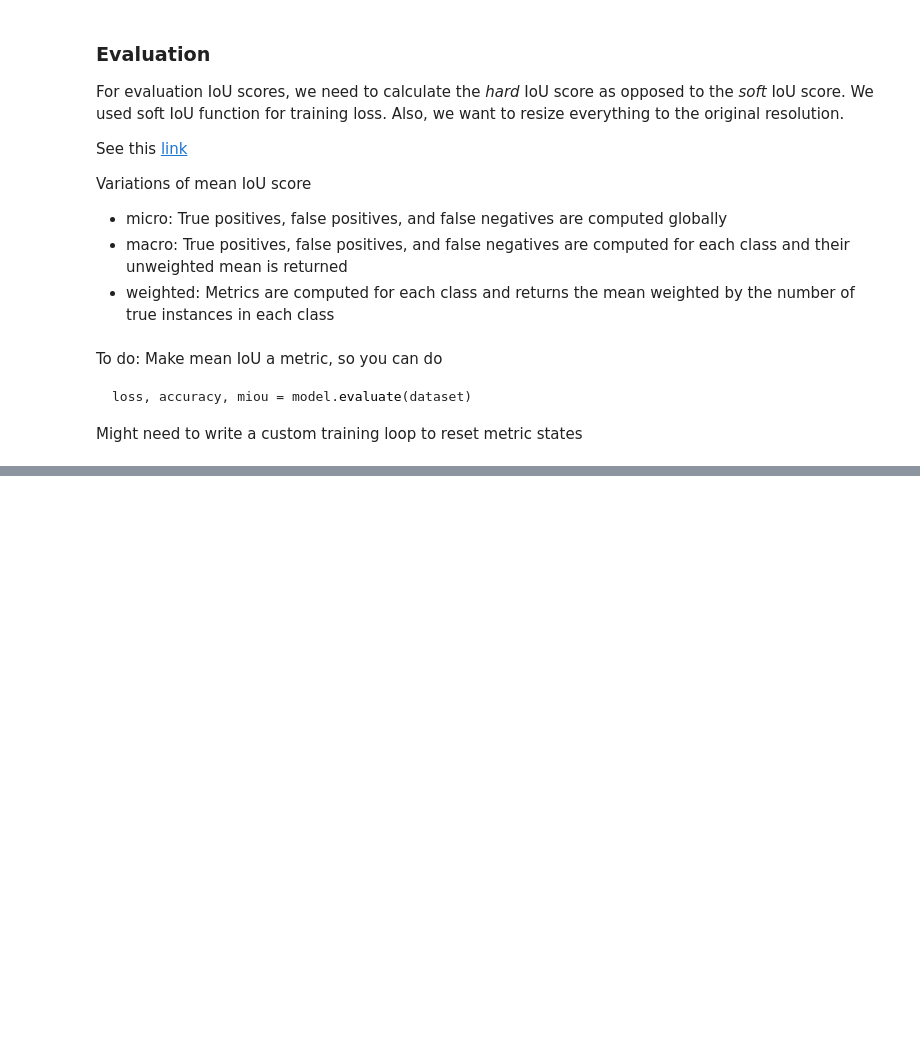
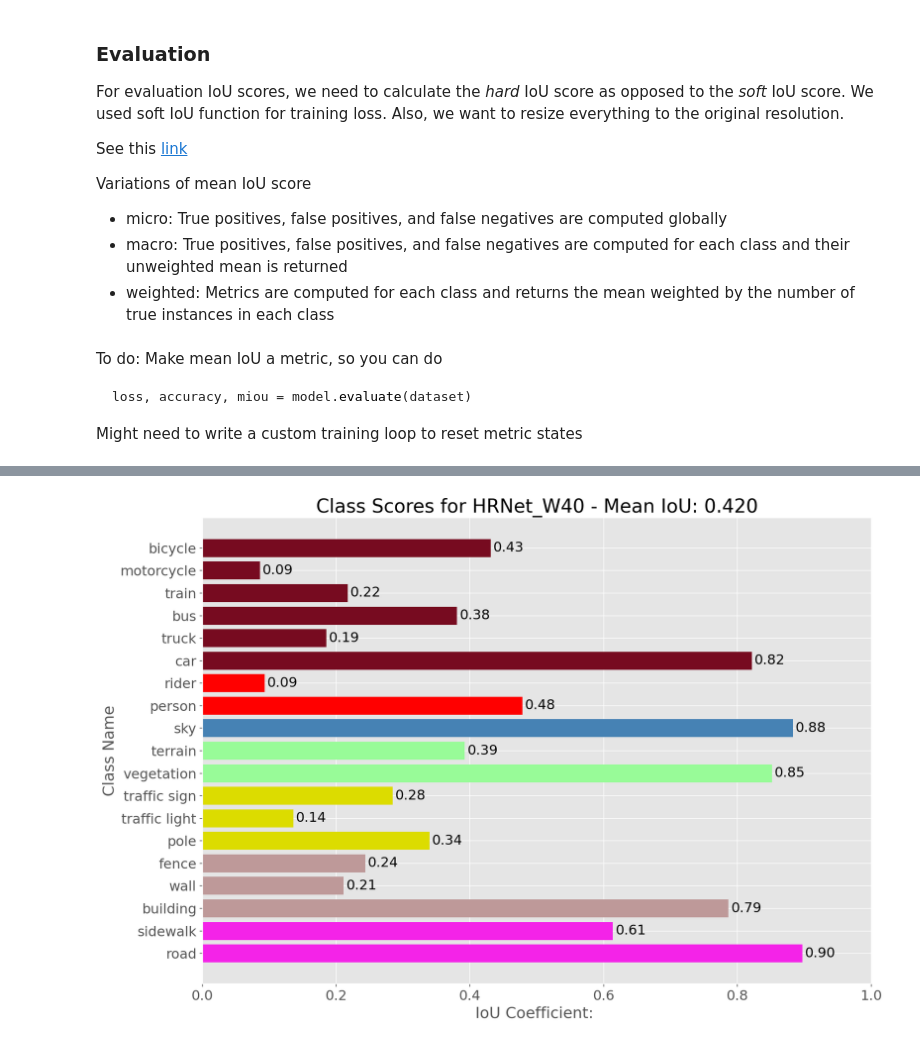
Before and after one commit to camlaedtke/cityscapes_cv, a Jupyter notebook: segmentation_model_experiments.ipynb, the cells around one changed output, grey strips where cells are left out. Saved outputs shown, nothing was run; the diff lists cells and outputs as text; code cells hidden in the pictures; blank space fills up the shorter version.

```diff
--- a/segmentation_model_experiments.ipynb
+++ b/segmentation_model_experiments.ipynb
@@ -304,4 +261,4 @@ if fine:
 else:
     MODEL_PATH = "weights/"+model.name+"_coarse.h5"
 
-# model.load_weights(DATA_ROOT+"weights/"+model.name+"_coarse.h5")
+model.load_weights("weights/HRNet_W40.h5")
@@ -459,13 +450,15 @@ for i in range(ious.shape[0]) :
 # %%
 plot_iou_trainId(
-    trainId_label_map=trainId2label,
+    trainId_label_map=trainid2label,
     catId_label_map=catId2label,
     n_classes=n_classes,
     iou_class=ious,
     model=model,
     iou_mean=iou_mean_macro,
     current_dir=""
 )
+# %% [output]
+[figure, added]
 # %%
 def visualize_confusion_matrix(confusion, metric, label_classes, model):
     plt.figure(figsize=(14,14))
```
Also changed, not shown: parts of 12 cells of this notebook, 6 other files.
